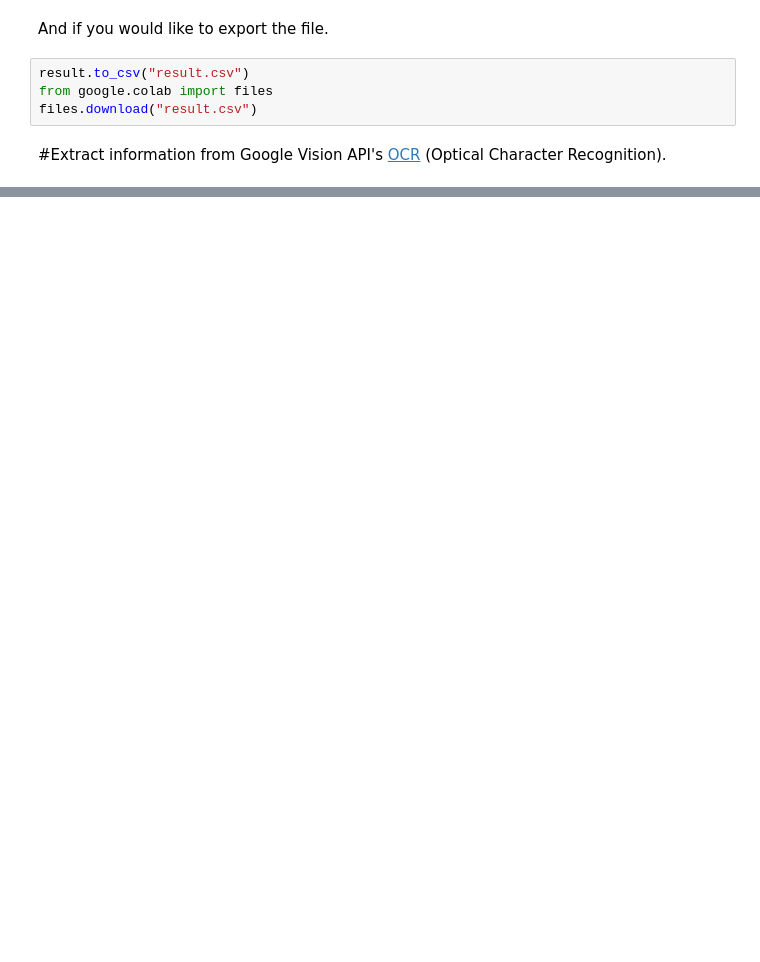
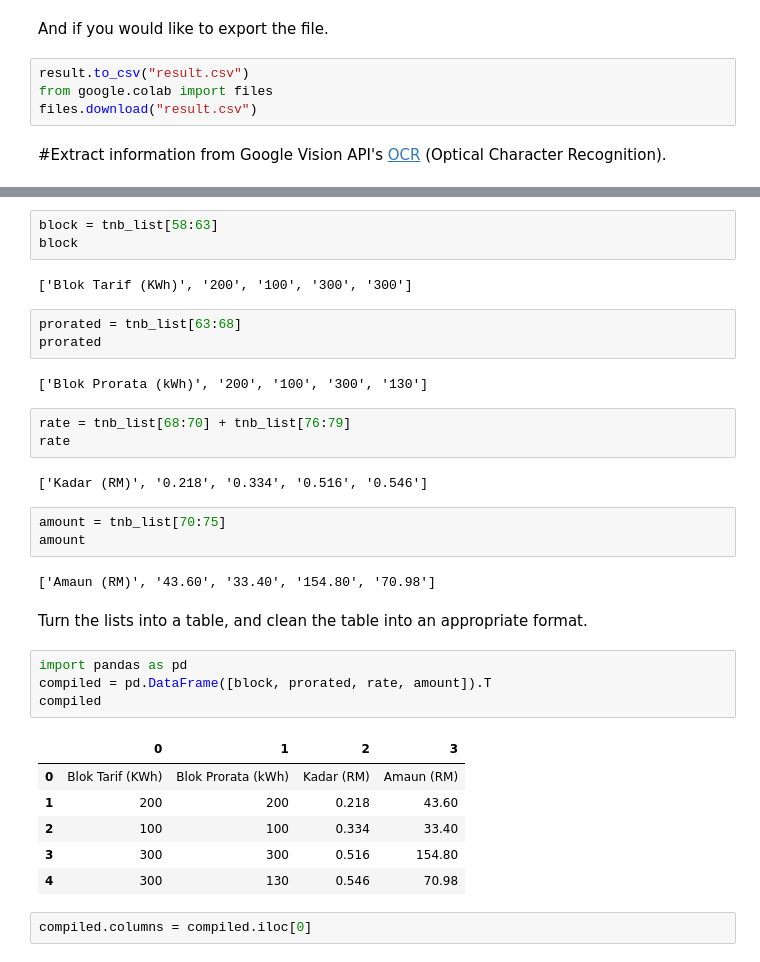
Before and after one commit to atlas-github/abs_digital, a Jupyter notebook: Extracting_text_from_images_PDFs.ipynb, the cells around one changed output, grey strips where cells are left out. Drawn from its saved outputs; the diff is of its cells as text; blank space fills up the shorter version.

```diff
--- a/Extracting_text_from_images_PDFs.ipynb
+++ b/Extracting_text_from_images_PDFs.ipynb
@@ -113,0 +207,35 @@ AttributeError: ignored
+# %%
+block = tnb_list[58:63]
+block
+# %% [output]
+['Blok Tarif (KWh)', '200', '100', '300', '300']
+# %%
+prorated = tnb_list[63:68]
+prorated
+# %% [output]
+['Blok Prorata (kWh)', '200', '100', '300', '130']
+# %%
+rate = tnb_list[68:70] + tnb_list[76:79]
+rate
+# %% [output]
+['Kadar (RM)', '0.218', '0.334', '0.516', '0.546']
+# %%
+amount = tnb_list[70:75]
+amount
+# %% [output]
+['Amaun (RM)', '43.60', '33.40', '154.80', '70.98']
+# %% [markdown]
+Turn the lists into a table, and clean the table into an appropriate format.
+# %%
+import pandas as pd
+compiled = pd.DataFrame([block, prorated, rate, amount]).T
+compiled
+# %% [output]
+|  | 0 | 1 | 2 | 3 |
+| 0 | Blok Tarif (KWh) | Blok Prorata (kWh) | Kadar (RM) | Amaun (RM) |
+| 1 | 200 | 200 | 0.218 | 43.60 |
+| 2 | 100 | 100 | 0.334 | 33.40 |
+| 3 | 300 | 300 | 0.516 | 154.80 |
+| 4 | 300 | 130 | 0.546 | 70.98 |
+# %%
+compiled.columns = compiled.iloc[0]
```
Also changed, not shown: parts of 15 cells of this notebook.
